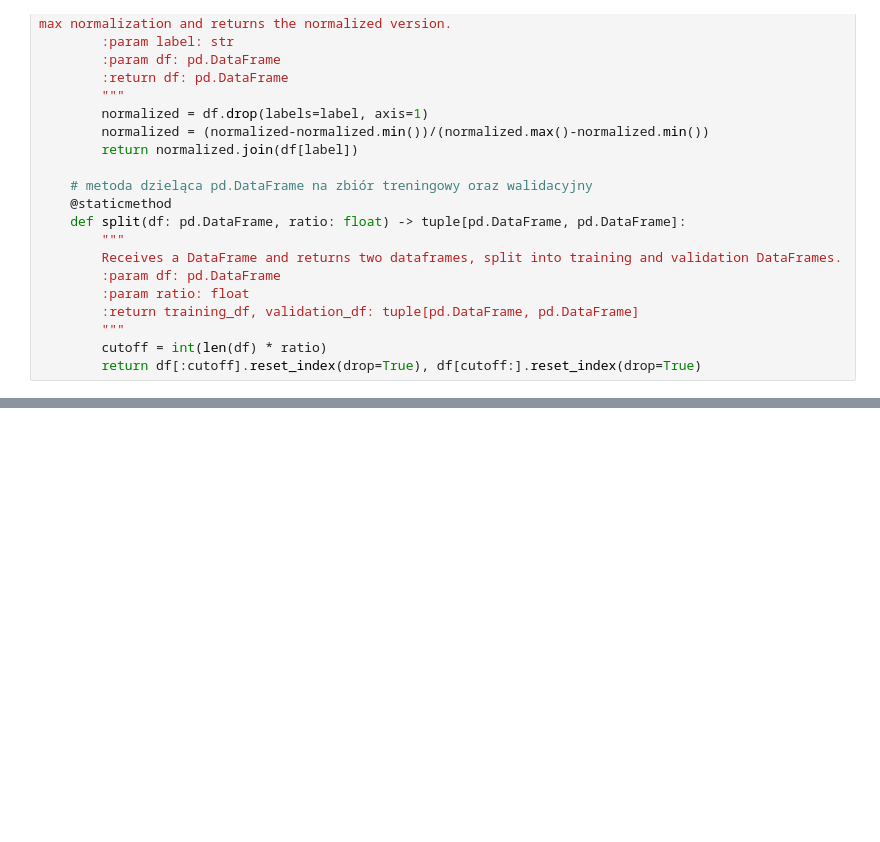
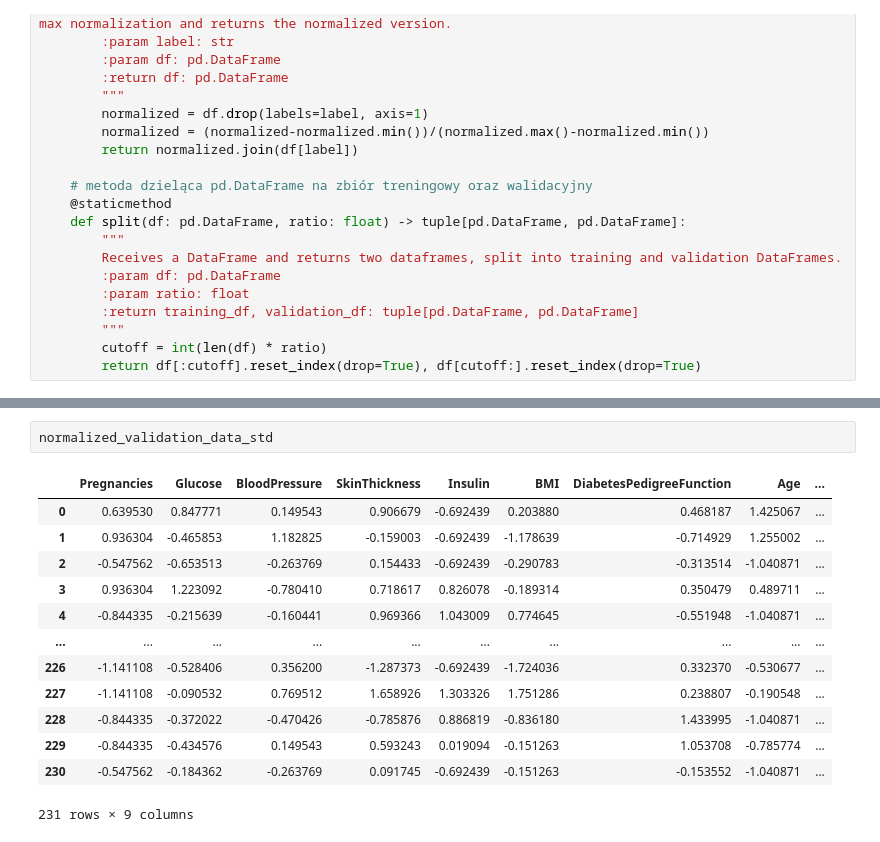
Before and after one commit to Domin8668/Projekt_SSI, a Jupyter notebook: Projekt.ipynb, the cells around one changed output, grey strips where cells are left out. Drawn from its saved outputs; the diff is of its cells as text; blank space fills up the shorter version.

```diff
--- a/Projekt.ipynb
+++ b/Projekt.ipynb
@@ -169 +187,17 @@ normalized_data
+# %%
+normalized_validation_data_std
+# %% [output]
+|  | Pregnancies | Glucose | BloodPressure | SkinThickness | Insulin | BMI | DiabetesPedigreeFunction | Age | ... |
+| 0 | 0.639530 | 0.847771 | 0.149543 | 0.906679 | -0.692439 | 0.203880 | 0.468187 | 1.425067 | ... |
+| 1 | 0.936304 | -0.465853 | 1.182825 | -0.159003 | -0.692439 | -1.178639 | -0.714929 | 1.255002 | ... |
+| 2 | -0.547562 | -0.653513 | -0.263769 | 0.154433 | -0.692439 | -0.290783 | -0.313514 | -1.040871 | ... |
+| 3 | 0.936304 | 1.223092 | -0.780410 | 0.718617 | 0.826078 | -0.189314 | 0.350479 | 0.489711 | ... |
+| 4 | -0.844335 | -0.215639 | -0.160441 | 0.969366 | 1.043009 | 0.774645 | -0.551948 | -1.040871 | ... |
+| ... | ... | ... | ... | ... | ... | ... | ... | ... | ... |
+| 226 | -1.141108 | -0.528406 | 0.356200 | -1.287373 | -0.692439 | -1.724036 | 0.332370 | -0.530677 | ... |
+| 227 | -1.141108 | -0.090532 | 0.769512 | 1.658926 | 1.303326 | 1.751286 | 0.238807 | -0.190548 | ... |
+| 228 | -0.844335 | -0.372022 | -0.470426 | -0.785876 | 0.886819 | -0.836180 | 1.433995 | -1.040871 | ... |
+| 229 | -0.844335 | -0.434576 | 0.149543 | 0.593243 | 0.019094 | -0.151263 | 1.053708 | -0.785774 | ... |
+| 230 | -0.547562 | -0.184362 | -0.263769 | 0.091745 | -0.692439 | -0.151263 | -0.153552 | -1.040871 | ... |
+231 rows × 9 columns
 # %%
```
Also changed, not shown: parts of 27 cells of this notebook.
